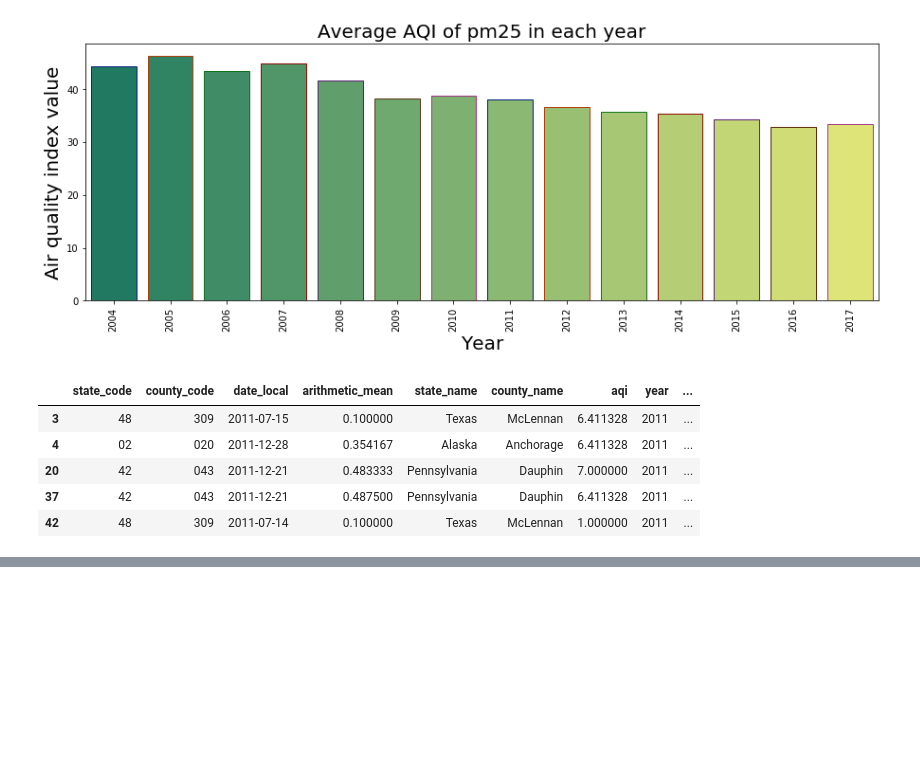
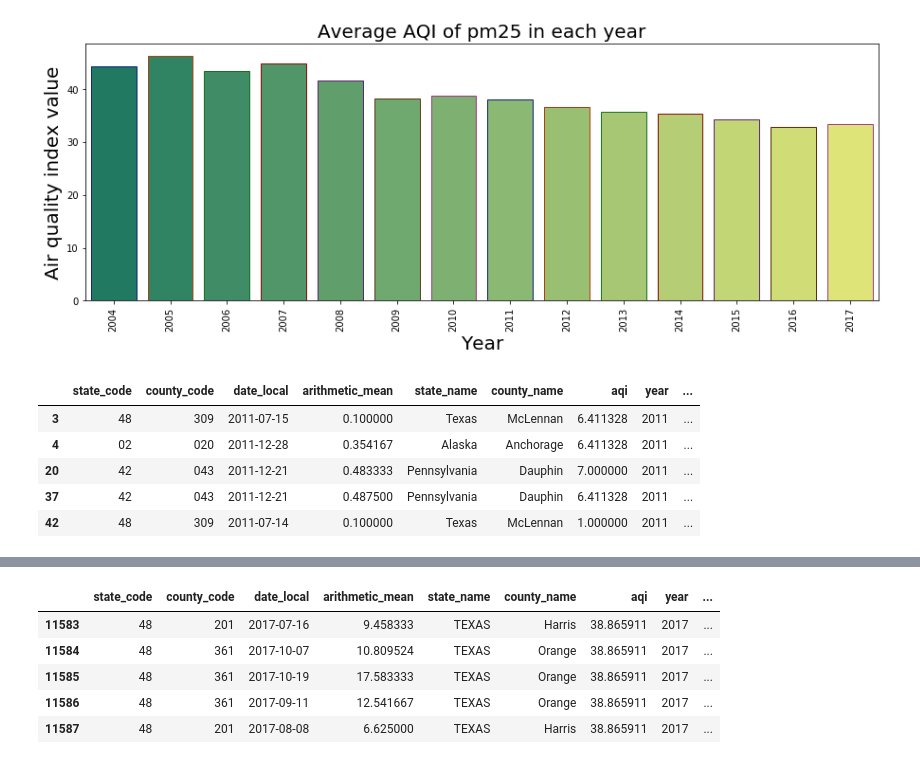
Before and after one commit to shuangsong/air_quality_analysis, a Jupyter notebook: air_quality_exploratory.ipynb, the cells around one changed output, grey strips where cells are left out. Saved outputs shown, nothing was run; the diff lists cells and outputs as text; code cells hidden in the pictures; blank space fills up the shorter version.

```diff
--- a/air_quality_exploratory.ipynb
+++ b/air_quality_exploratory.ipynb
@@ -504,0 +509,15 @@ df_co.groupby(['month','year']).mean()['aqi'].unstack().plot(ax=ax)
+# %%
+#now we explore pm25 average AQI for massachusetts each county:
+
+#getting pm25 data:
+target_pm25 = df_pm25
+target_pm25['state_name'] = target_pm25['state_name'].str.upper()
+target_pm25 = target_pm25[target_pm25['state_name'] == 'TEXAS']
+target_pm25.head()
+# %% [output]
+|  | state_code | county_code | date_local | arithmetic_mean | state_name | county_name | aqi | year | ... |
+| 11583 | 48 | 201 | 2017-07-16 | 9.458333 | TEXAS | Harris | 38.865911 | 2017 | ... |
+| 11584 | 48 | 361 | 2017-10-07 | 10.809524 | TEXAS | Orange | 38.865911 | 2017 | ... |
+| 11585 | 48 | 361 | 2017-10-19 | 17.583333 | TEXAS | Orange | 38.865911 | 2017 | ... |
+| 11586 | 48 | 361 | 2017-09-11 | 12.541667 | TEXAS | Orange | 38.865911 | 2017 | ... |
+| 11587 | 48 | 201 | 2017-08-08 | 6.625000 | TEXAS | Harris | 38.865911 | 2017 | ... |
```
Also changed, not shown: parts of 5 cells of this notebook.
